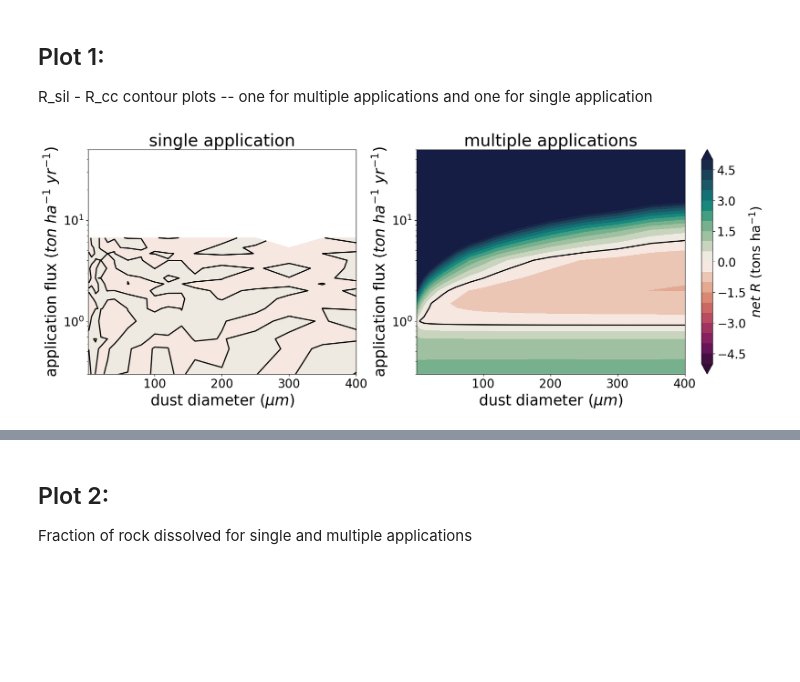
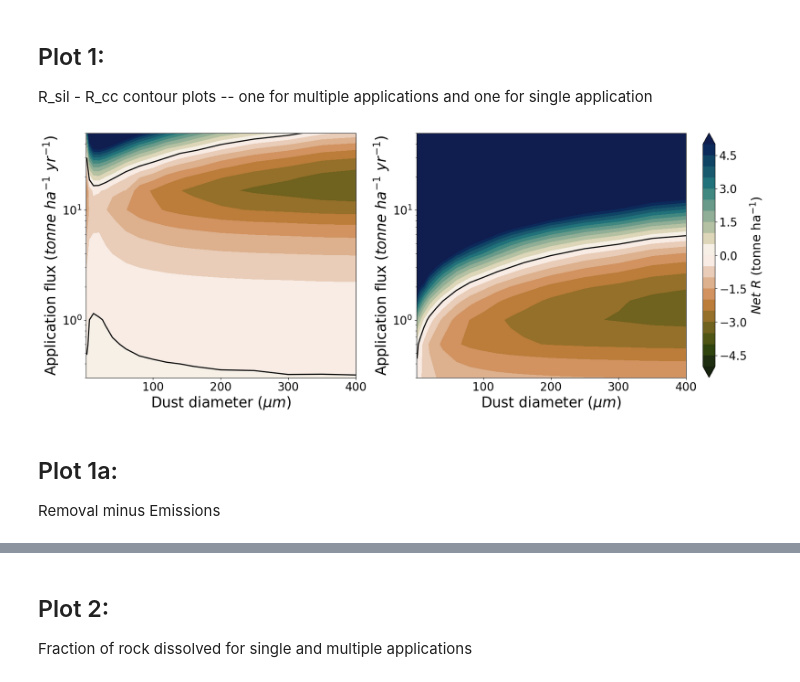
Before and after one commit to carbonplan/ew-workflows, a Jupyter notebook: scripts/scepter/figures/Fx_single_v_multi_app.ipynb, the cells around one changed output, grey strips where cells are left out. Drawn from its saved outputs; the diff is of its cells as text; code cells hidden in the pictures; blank space fills up the shorter version.

```diff
--- a/scripts/scepter/figures/Fx_single_v_multi_app.ipynb
+++ b/scripts/scepter/figures/Fx_single_v_multi_app.ipynb
@@ -57,0 +78,5 @@ ds_anom2 = xr.open_dataset(os.path.join(datloc_2, 'ds_anom.nc'))
+# %%
+# update single app coords to account for single app
+dur_multiapp = 15.  # years of repeated application in the multi app case
+dssil1 = dssil1.assign_coords(dustrate_ton_ha_yr=dssil1.coords['dustrate_ton_ha_yr'] * dur_multiapp)
+dscc1 = dscc1.assign_coords(dustrate_ton_ha_yr=dscc1.coords['dustrate_ton_ha_yr'] * dur_multiapp)
@@ -85,7 +136,7 @@ ds2_p2 = ds2_p2.interpolate_na(dim='dustrate_ton_ha_yr', method='linear').copy()
 # *****************************
 # --- plot aesthetics
 # color palette
-col = cmo.curl_r
+col = cmo.tarn
 # set fontsizes
 fs_xlab = 25     # x title
 fs_ylab = 25     # y title
@@ -114,39 +165,42 @@ y2 = ds1_p2['dustrate_ton_ha_yr'].values
 norm = TwoSlopeNorm(vmin=cmin, vmax=cmax,vcenter=0)
 
 # --- SET UP PLOT
 spec = GridSpec(ncols=2, nrows=2, hspace=0.2, width_ratios=[0.8, 1])
-plt.figure(figsize=(20,15))
+plt.figure(figsize=(21,17))
 
 # --- fertlevel 1
 ax = plt.subplot(spec[0])
 contour = plt.contourf(x1*2,y1, (ds1_p1.transpose() - ds2_p1.transpose()),
                         levels=np.linspace(cmin, cmax, 21), cmap = col, norm=norm, vmin=cmin, vmax=cmax, extend=cbar_extend)
 contour_line = plt.contour(x1*2,y1,(ds1_p1.transpose() - ds2_p1.transpose()),levels=[0], colors='black', linewidths=2)
-plt.xlabel(r"dust diameter $(\mu m)$", fontsize=fs_xlab)
-plt.ylabel(r"application flux $(ton\ ha^{-1}\ yr^{-1})$", fontsize=fs_xlab)
+plt.xlabel(r"Dust diameter $(\mu m)$", fontsize=fs_xlab)
+plt.ylabel(r"Application flux $(tonne\ ha^{-1}\ yr^{-1})$", fontsize=fs_xlab)
 plt.tick_params(axis='both', labelsize=fs_tick)
 # plt.suptitle(f"netCDR basalt — aglime\ncf: {cf_apprate} {r'$ton\ ha^{-1}\ yr^{-1}$'}; {cf_dustrad*2} {r'$\mu m$'}", fontsize = fs_title)
-plt.title(f"single application", fontsize=fs_title_sub)
+# plt.title(f"single application", fontsize=fs_title_sub)
 (plt.xscale('log') if logX else "")
 (plt.yscale('log') if logY else "")
 plt.xlim(xmin, xmax)
 plt.ylim(ymin, ymax)
 
 # --- fertlevel 2
 ax = plt.subplot(spec[1])
 contour = plt.contourf(x2*2,y2, (ds1_p2.transpose() - ds2_p2.transpose()),
                         levels=np.linspace(cmin, cmax, 21), cmap = col, norm=norm, vmin=cmin, vmax=cmax, extend=cbar_extend)
 contour_line = plt.contour(x2*2,y2,(ds1_p2.transpose() - ds2_p2.transpose()),levels=[0], colors='black', linewidths=2)
-plt.xlabel(r"dust diameter $(\mu m)$", fontsize=fs_xlab)
-plt.ylabel(r"application flux $(ton\ ha^{-1}\ yr^{-1})$", fontsize=fs_xlab)
+plt.xlabel(r"Dust diameter $(\mu m)$", fontsize=fs_xlab)
+plt.ylabel(r"Application flux $(tonne\ ha^{-1}\ yr^{-1})$", fontsize=fs_xlab)
 plt.tick_params(axis='both', labelsize=fs_tick)
-plt.title(f"multiple applications", fontsize=fs_title_sub)
+# plt.title(f"multiple applications", fontsize=fs_title_sub)
 (plt.xscale('log') if logX else "")
 (plt.yscale('log') if logY else "")
 plt.xlim(xmin, xmax)
 plt.ylim(ymin, ymax)
 cbar = plt.colorbar(contour)
-cbar.set_label(r"$net\ R\ (\text{tons}\ \text{ha}^{-1})$", fontsize=fs_cbarlab)
+cbar.set_label(r"$Net\ R\ (\text{tonne}\ \text{ha}^{-1})$", fontsize=fs_cbarlab)
 cbar.ax.tick_params(labelsize=fs_cbartick)
 # %% [output]
-[figure, old version]
+[figure, new version]
+# %% [markdown]
+## Plot 1a:
+Removal minus Emissions
```
Also changed, not shown: parts of 10 cells of this notebook, 9 other files.
